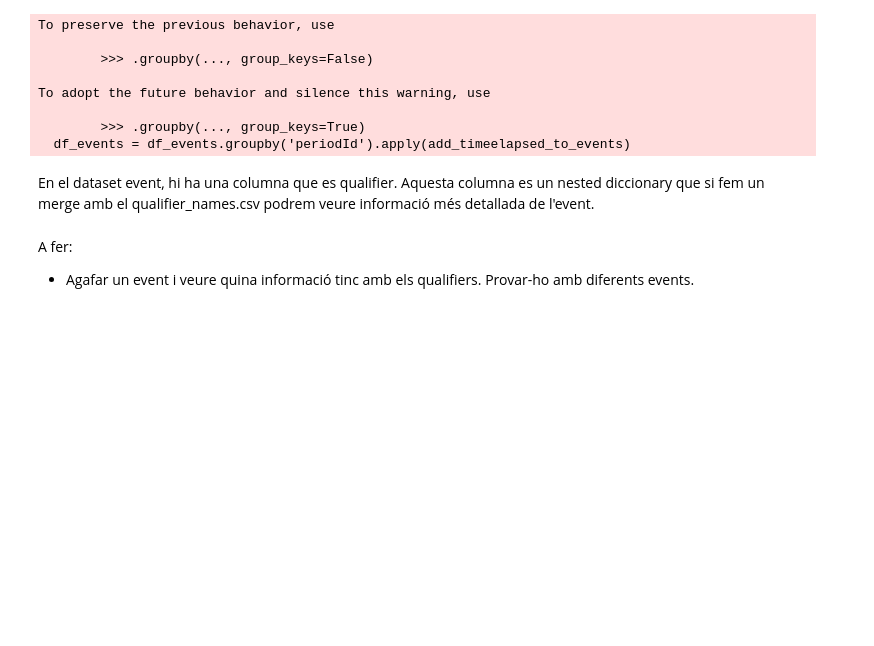
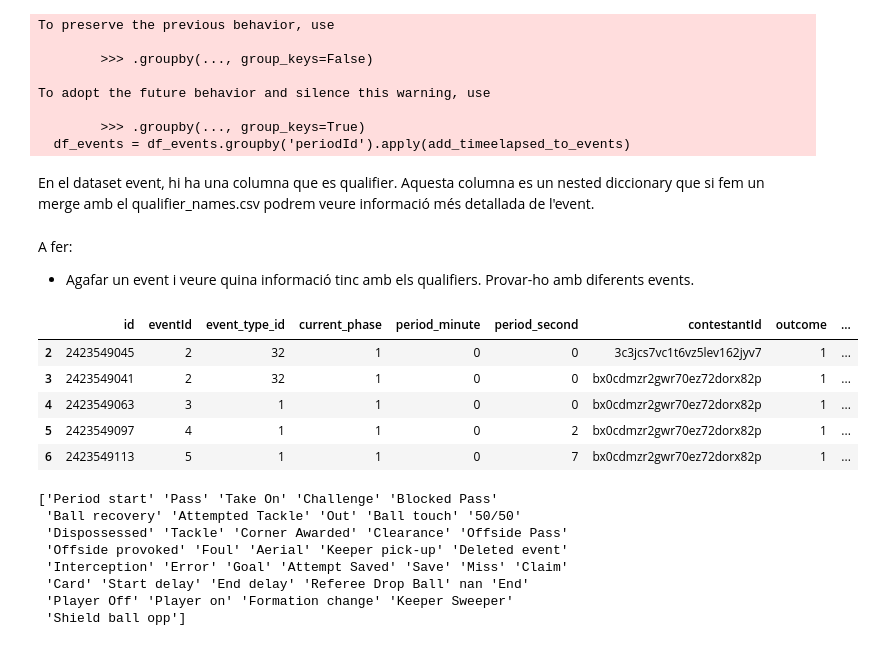
Before and after one commit to GabrielGausachs/OptaChallenge_Clustering_Player_Styles, a Jupyter notebook: utils/testing.ipynb, the cells around one changed output. Cells and saved outputs as stored; diff of their text form; code cells hidden in the pictures; blank space fills up the shorter version.

```diff
--- a/utils/testing.ipynb
+++ b/utils/testing.ipynb
@@ -134,3 +137,21 @@ En el dataset event, hi ha una columna que es qualifier. Aquesta columna es un n
 # %% [markdown]
 A fer:
 - Agafar un event i veure quina informació tinc amb els qualifiers. Provar-ho amb diferents events.
+# %%
+display(df_events.head())
+print(df_events['event_description'].unique())
+# %% [output]
+|  | id | eventId | event_type_id | current_phase | period_minute | period_second | contestantId | outcome | ... |
+| 2 | 2423549045 | 2 | 32 | 1 | 0 | 0 | 3c3jcs7vc1t6vz5lev162jyv7 | 1 | ... |
+| 3 | 2423549041 | 2 | 32 | 1 | 0 | 0 | bx0cdmzr2gwr70ez72dorx82p | 1 | ... |
+| 4 | 2423549063 | 3 | 1 | 1 | 0 | 0 | bx0cdmzr2gwr70ez72dorx82p | 1 | ... |
+| 5 | 2423549097 | 4 | 1 | 1 | 0 | 2 | bx0cdmzr2gwr70ez72dorx82p | 1 | ... |
+| 6 | 2423549113 | 5 | 1 | 1 | 0 | 7 | bx0cdmzr2gwr70ez72dorx82p | 1 | ... |
+['Period start' 'Pass' 'Take On' 'Challenge' 'Blocked Pass'
+ 'Ball recovery' 'Attempted Tackle' 'Out' 'Ball touch' '50/50'
+ 'Dispossessed' 'Tackle' 'Corner Awarded' 'Clearance' 'Offside Pass'
+ 'Offside provoked' 'Foul' 'Aerial' 'Keeper pick-up' 'Deleted event'
+ 'Interception' 'Error' 'Goal' 'Attempt Saved' 'Save' 'Miss' 'Claim'
+ 'Card' 'Start delay' 'End delay' 'Referee Drop Ball' nan 'End'
+ 'Player Off' 'Player on' 'Formation change' 'Keeper Sweeper'
+ 'Shield ball opp']
```
Also changed, not shown: parts of 18 cells of this notebook.
